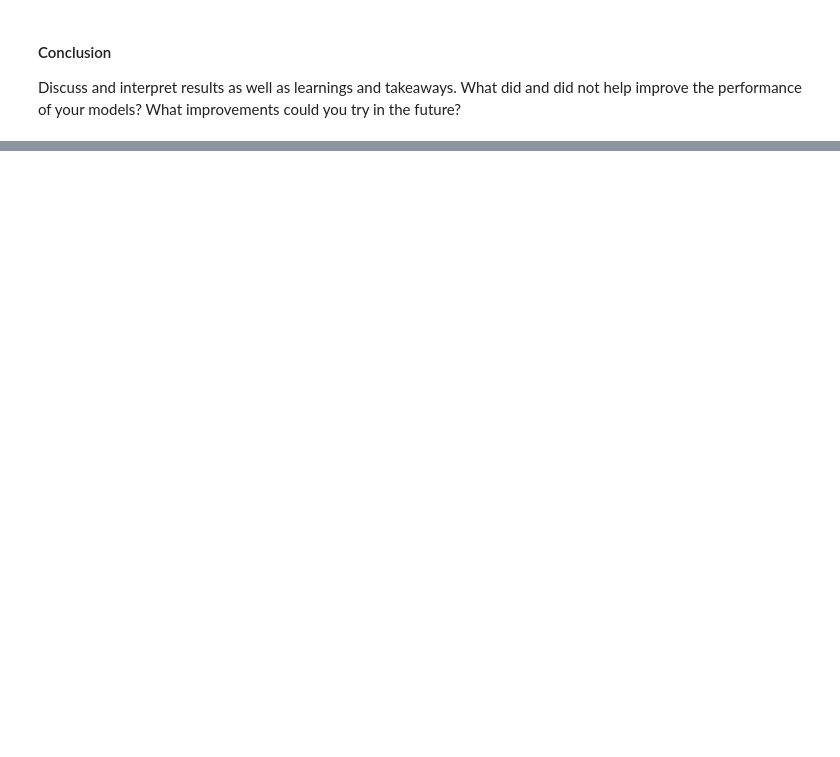
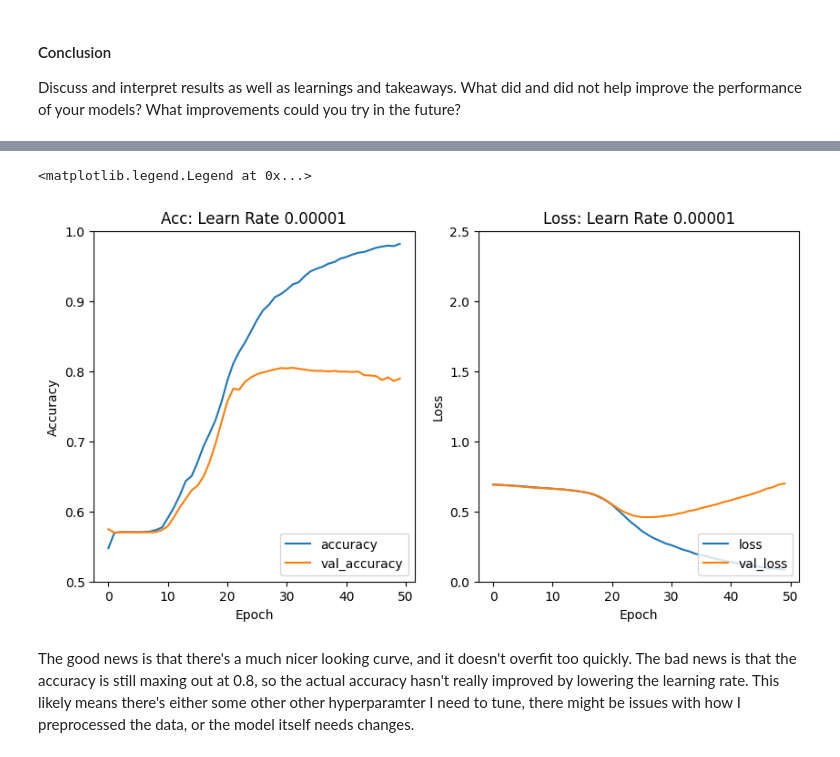
Before and after one commit to bxue2/NLP-Disaster-Tweet, a Jupyter notebook: NLP Distaster.ipynb, the cells around one changed output, grey strips where cells are left out. Drawn from its saved outputs; the diff is of its cells as text; code cells hidden in the pictures; blank space fills up the shorter version.

```diff
--- a/NLP Distaster.ipynb
+++ b/NLP Distaster.ipynb
@@ -311,0 +380,17 @@ Discuss and interpret results as well as learnings and takeaways. What did and d
+# %%
+basic_model3 = basic_RNN()
+LEARN_RATE = 0.00001
+
+optimizer = Adam(LEARN_RATE)
+
+basic_model3.compile(loss='binary_crossentropy',
+             optimizer=optimizer,
+             metrics=['accuracy'])
+
+BATCH_SIZE = 64
+EPOCHS = 50
+
+history3 = basic_model3.fit(train_pad, y_train,
+                epochs=EPOCHS,
+                batch_size=BATCH_SIZE,
+                validation_data=(val_pad, y_valid))
@@ -311,0 +415,23 @@ Discuss and interpret results as well as learnings and takeaways. What did and d
+# %%
+fig, (ax1, ax2) = plt.subplots(1, 2, figsize=(10, 5))
+
+ax1.plot(history3.history['accuracy'], label='accuracy')
+ax1.plot(history3.history['val_accuracy'], label = 'val_accuracy')
+ax1.set_xlabel('Epoch')
+ax1.set_ylabel('Accuracy')
+ax1.set_ylim([0.5, 1])
+ax1.set_title('Acc: Learn Rate 0.00001')
+ax1.legend(loc='lower right')
+
+ax2.plot(history3.history['loss'], label='loss')
+ax2.plot(history3.history['val_loss'], label = 'val_loss')
+ax2.set_xlabel('Epoch')
+ax2.set_ylabel('Loss')
+ax2.set_ylim([0, 2.5])
+ax2.set_title('Loss: Learn Rate 0.00001')
+ax2.legend(loc='lower right')
+# %% [output]
+<matplotlib.legend.Legend at 0x...>
+[figure, added]
+# %% [markdown]
+The good news is that there's a much nicer looking curve, and it doesn't overfit too quickly. The bad news is that the accuracy is still maxing out at 0.8, so the actual accuracy hasn't really improved by lowering the learning rate. This likely means there's either some other other hyperparamter I need to tune, there might be issues with how I preprocessed the data, or the model itself needs changes.
```
Also changed, not shown: parts of 9 cells of this notebook.
